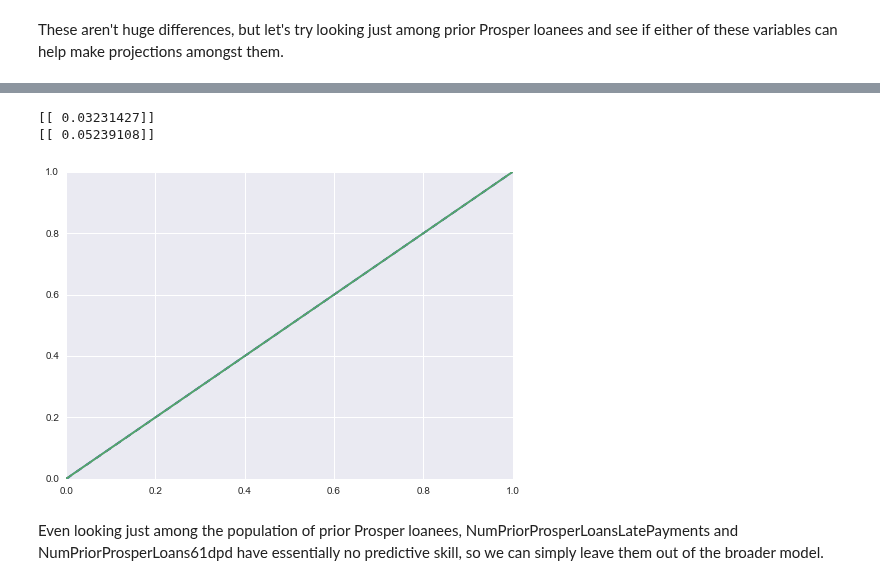
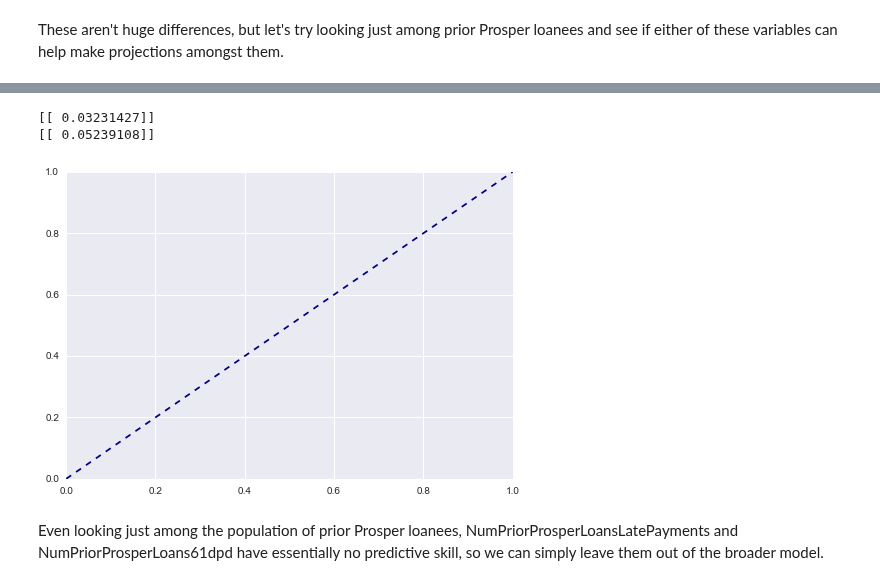
Before and after one commit to magratheazaphod/theorem, a Jupyter notebook: theorem_final.ipynb, the cells around one changed output, grey strips where cells are left out. Drawn from its saved outputs; the diff is of its cells as text; code cells hidden in the pictures.

```diff
--- a/theorem_final.ipynb
+++ b/theorem_final.ipynb
@@ -1525,32 +1384,31 @@ X_final.drop('Cancelled',inplace=True,axis=1)
 # %%
 variables = [['NumPriorProsperLoansLatePayments'],['NumPriorProsperLoans61dpd']]
 
 y = data_nan['Cancelled']
 X = []
 X_train = []
 X_test = []
 y_train = []
 y_test = []
 
 fig, ax = plt.subplots()
 plt.plot([0, 1], [0, 1], color='navy', linestyle='--')
 
 for i,v in enumerate(variables):
     standard_scaler = preprocessing.StandardScaler()
     X.append(standard_scaler.fit_transform(data_nan[v]))
     X_tr, X_te, y_tr, y_te = train_test_split(X[i], y, test_size=0.3, random_state=0)
     logm = linear_model.LogisticRegression()
     logm.fit(X_tr,y_tr)
     probs = logm.predict_proba(X_te)
     #print(probs[:20])
     fpr, tpr, thresholds = metrics.roc_curve(y_te,probs[:,1])
-    aumetrics.roc_auc_score(, y_score, average='macro', sample_weight=None)
     plt.legend()
     print(logm.coef_)
 # %% [output]
 [[ 0.03231427]]
 [[ 0.05239108]]
-[figure, old version]
+[figure, new version]
 # %% [markdown]
 Even looking just among the population of prior Prosper loanees, NumPriorProsperLoansLatePayments and NumPriorProsperLoans61dpd have essentially no predictive skill, so we can simply leave them out of the broader model.
 # %% [markdown]
```
Also changed, not shown: parts of 26 cells of this notebook, 2 other files.
